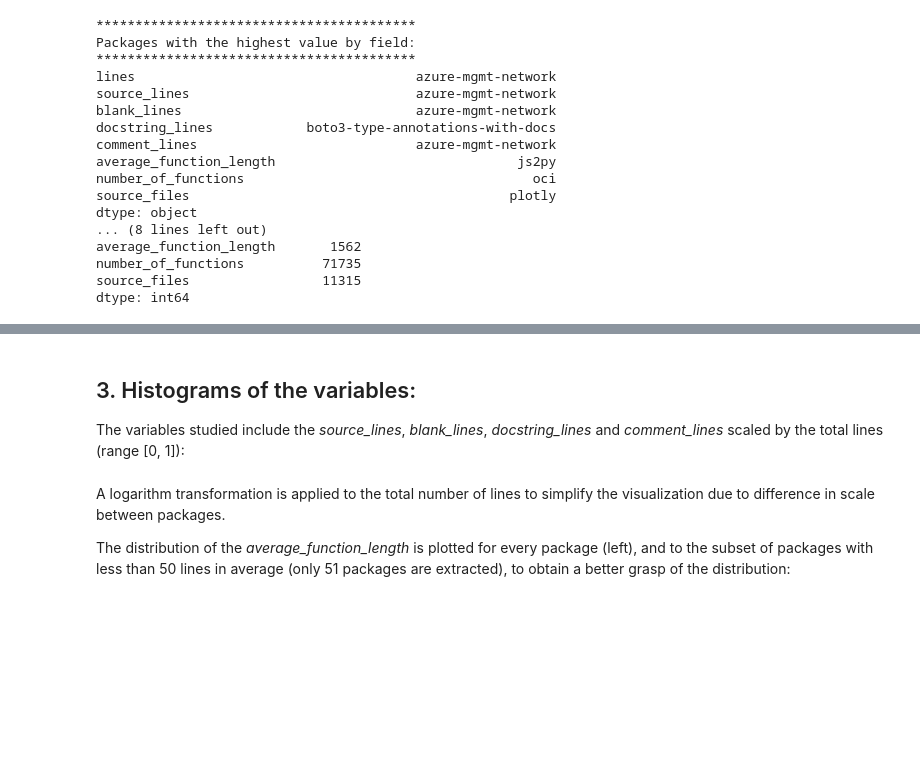
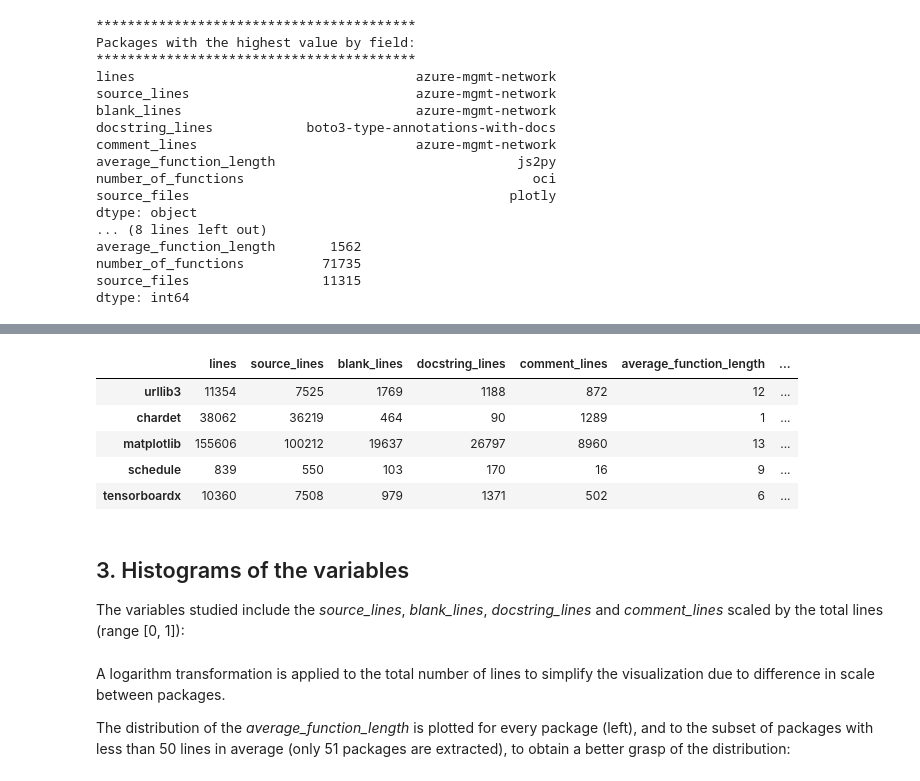
Before and after one commit to plaguss/top_pypi_source_code_stats, a Jupyter notebook: reducto.ipynb, the cells around one changed output, grey strips where cells are left out. Saved outputs shown, nothing was run; the diff lists cells and outputs as text; code cells hidden in the pictures; blank space fills up the shorter version.

Commit message:
fix: simplified table with max packages

```diff
--- a/reducto.ipynb
+++ b/reducto.ipynb
@@ -82,5 +101,16 @@ dtype: int64
+# %%
+
+reducto_table.loc[reducto_table.idxmax()].T
+reducto_table.head()
+# %% [output]
+|  | lines | source_lines | blank_lines | docstring_lines | comment_lines | average_function_length | ... |
+| urllib3 | 11354 | 7525 | 1769 | 1188 | 872 | 12 | ... |
+| chardet | 38062 | 36219 | 464 | 90 | 1289 | 1 | ... |
+| matplotlib | 155606 | 100212 | 19637 | 26797 | 8960 | 13 | ... |
+| schedule | 839 | 550 | 103 | 170 | 16 | 9 | ... |
+| tensorboardx | 10360 | 7508 | 979 | 1371 | 502 | 6 | ... |
 # %% [markdown]
-## 3. Histograms of the variables:
+## 3. Histograms of the variables
 
 The variables studied include the *source_lines*, *blank_lines*, *docstring_lines* and *comment_lines* scaled by the total lines (range [0, 1]):
 # %% [markdown]
```
Also changed, not shown: parts of 4 cells of this notebook.
